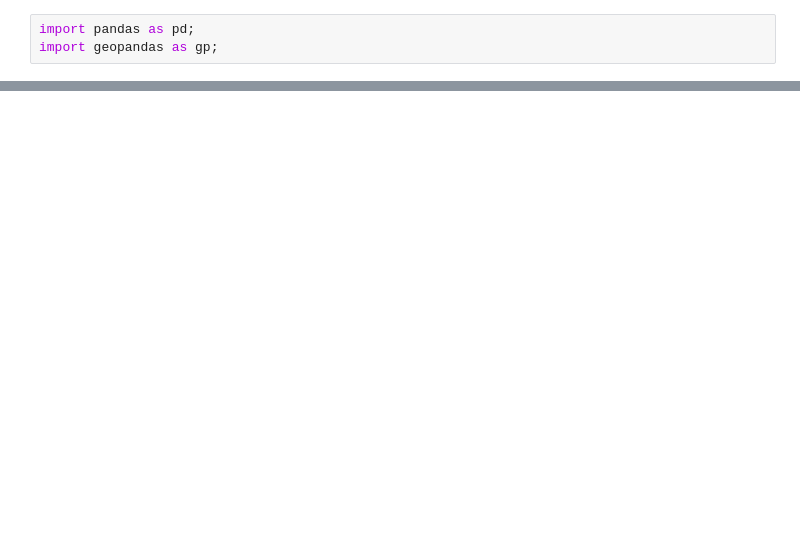
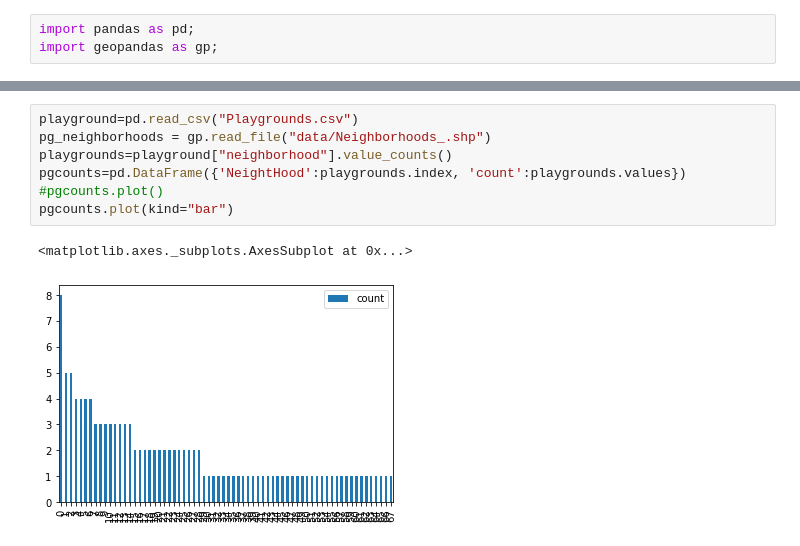
Before and after one commit to rucNick/cmpinf0010__final-project, a Jupyter notebook: project.ipynb, the cells around one changed output, grey strips where cells are left out. Saved outputs shown, nothing was run; the diff lists cells and outputs as text; blank space fills up the shorter version.

```diff
--- a/project.ipynb
+++ b/project.ipynb
@@ -39,0 +75,10 @@ map.plot(column="count",cmap='OrRd',edgecolor="white", legend=True,  legend_kwds
+# %%
+playground=pd.read_csv("Playgrounds.csv")
+pg_neighborhoods = gp.read_file("data/Neighborhoods_.shp")
+playgrounds=playground["neighborhood"].value_counts()
+pgcounts=pd.DataFrame({'NeightHood':playgrounds.index, 'count':playgrounds.values})
+#pgcounts.plot()
+pgcounts.plot(kind="bar")
+# %% [output]
+<matplotlib.axes._subplots.AxesSubplot at 0x...>
+[figure, added]
```
Also changed, not shown: parts of 3 cells of this notebook.
